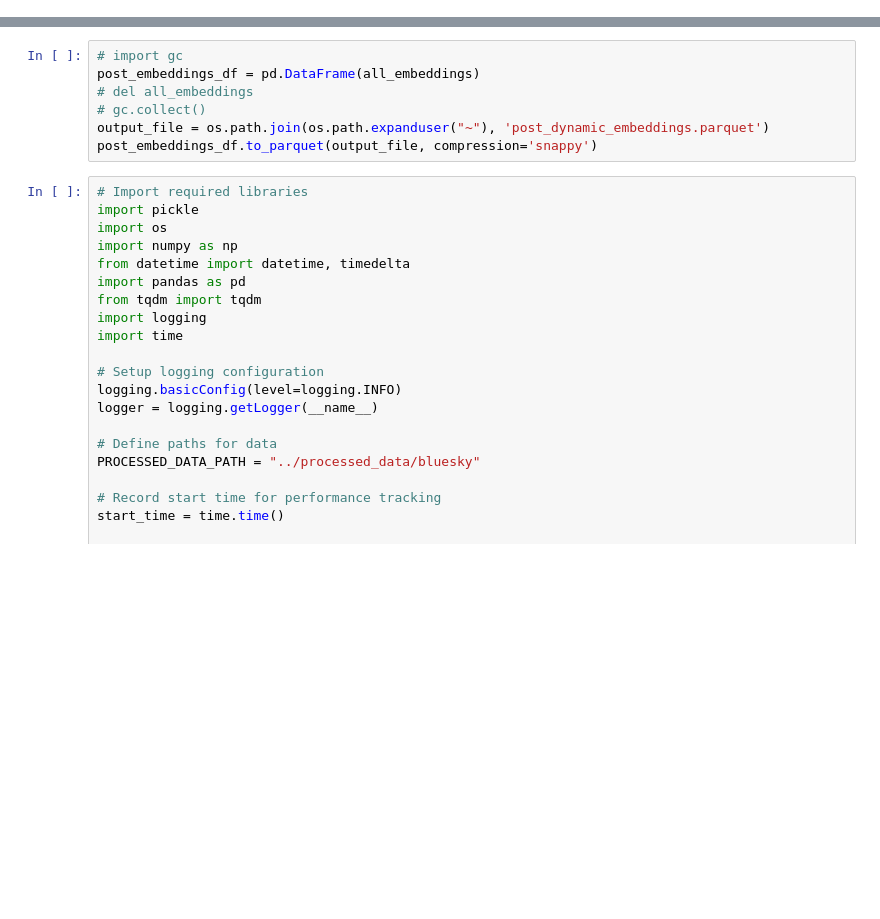
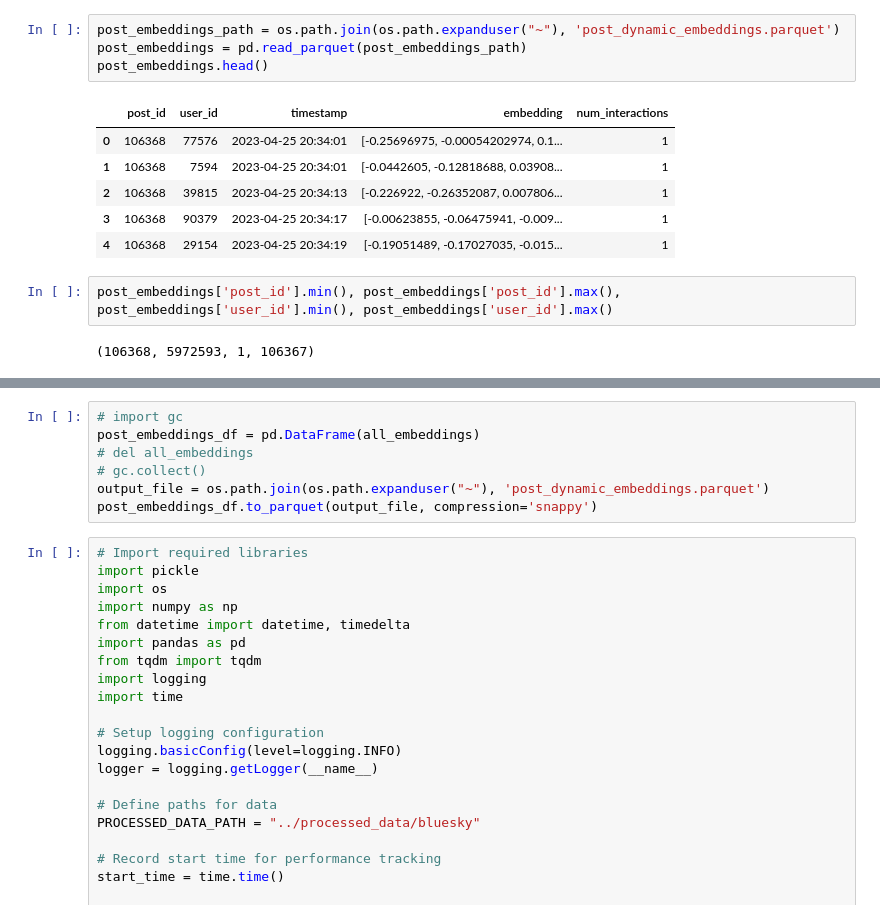
Before and after one commit to bbeat2782/Bluesky-GraphRec, a Jupyter notebook: consumer-producer/precompute_post_embeddings.ipynb, the cells around one changed output, grey strips where cells are left out. Drawn from its saved outputs; the diff is of its cells as text; blank space fills up the shorter version.

```diff
--- a/consumer-producer/precompute_post_embeddings.ipynb
+++ b/consumer-producer/precompute_post_embeddings.ipynb
@@ -1,3 +101,18 @@
+# %%
+post_embeddings_path = os.path.join(os.path.expanduser("~"), 'post_dynamic_embeddings.parquet')
+post_embeddings = pd.read_parquet(post_embeddings_path)
+post_embeddings.head()
+# %% [output]
+|  | post_id | user_id | timestamp | embedding | num_interactions |
+| 0 | 106368 | 77576 | 2023-04-25 20:34:01 | [-0.25696975, -0.00054202974, 0.1... | 1 |
+| 1 | 106368 | 7594 | 2023-04-25 20:34:01 | [-0.0442605, -0.12818688, 0.03908... | 1 |
+| 2 | 106368 | 39815 | 2023-04-25 20:34:13 | [-0.226922, -0.26352087, 0.007806... | 1 |
+| 3 | 106368 | 90379 | 2023-04-25 20:34:17 | [-0.00623855, -0.06475941, -0.009... | 1 |
+| 4 | 106368 | 29154 | 2023-04-25 20:34:19 | [-0.19051489, -0.17027035, -0.015... | 1 |
+# %%
+post_embeddings['post_id'].min(), post_embeddings['post_id'].max(), post_embeddings['user_id'].min(), post_embeddings['user_id'].max()
+# %% [output]
+(106368, 5972593, 1, 106367)
 # %%
 # Import required libraries
 import pickle
```
Also changed, not shown: parts of 6 cells of this notebook, 8 other files.
